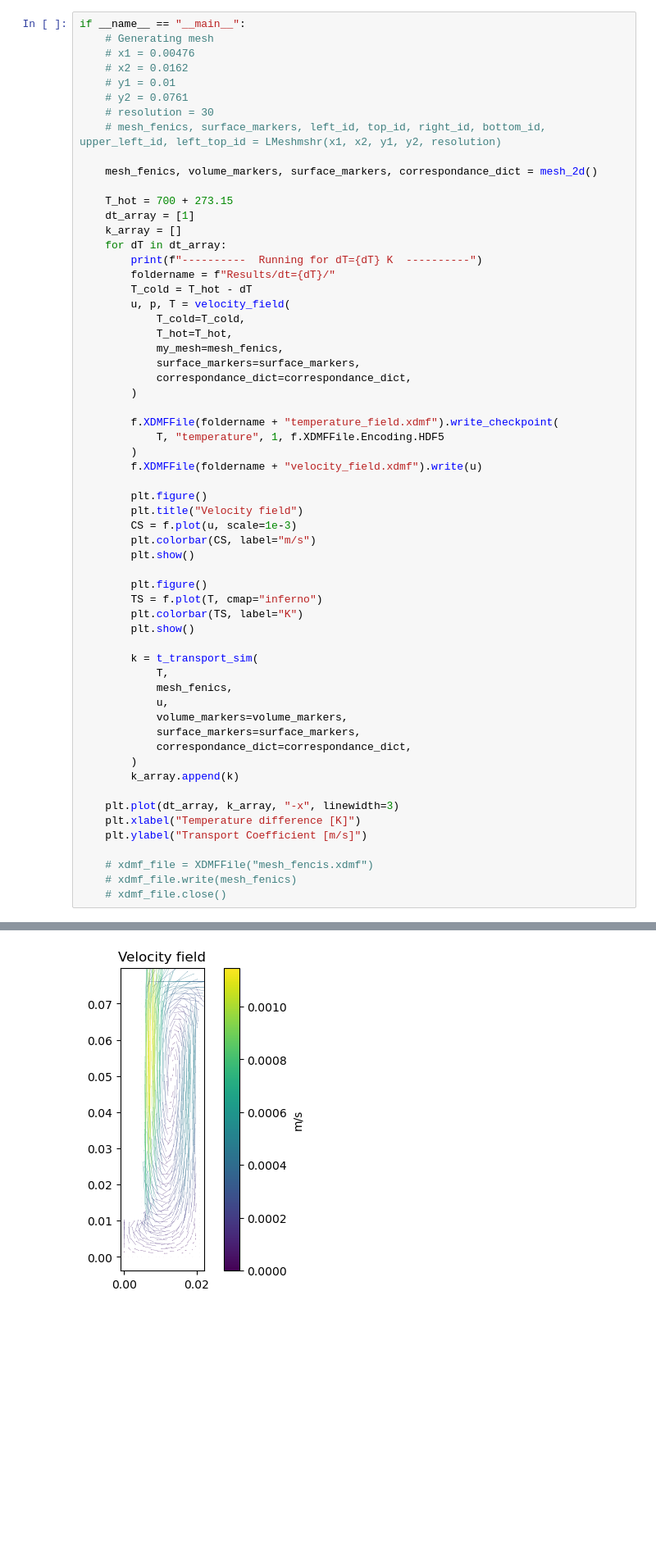
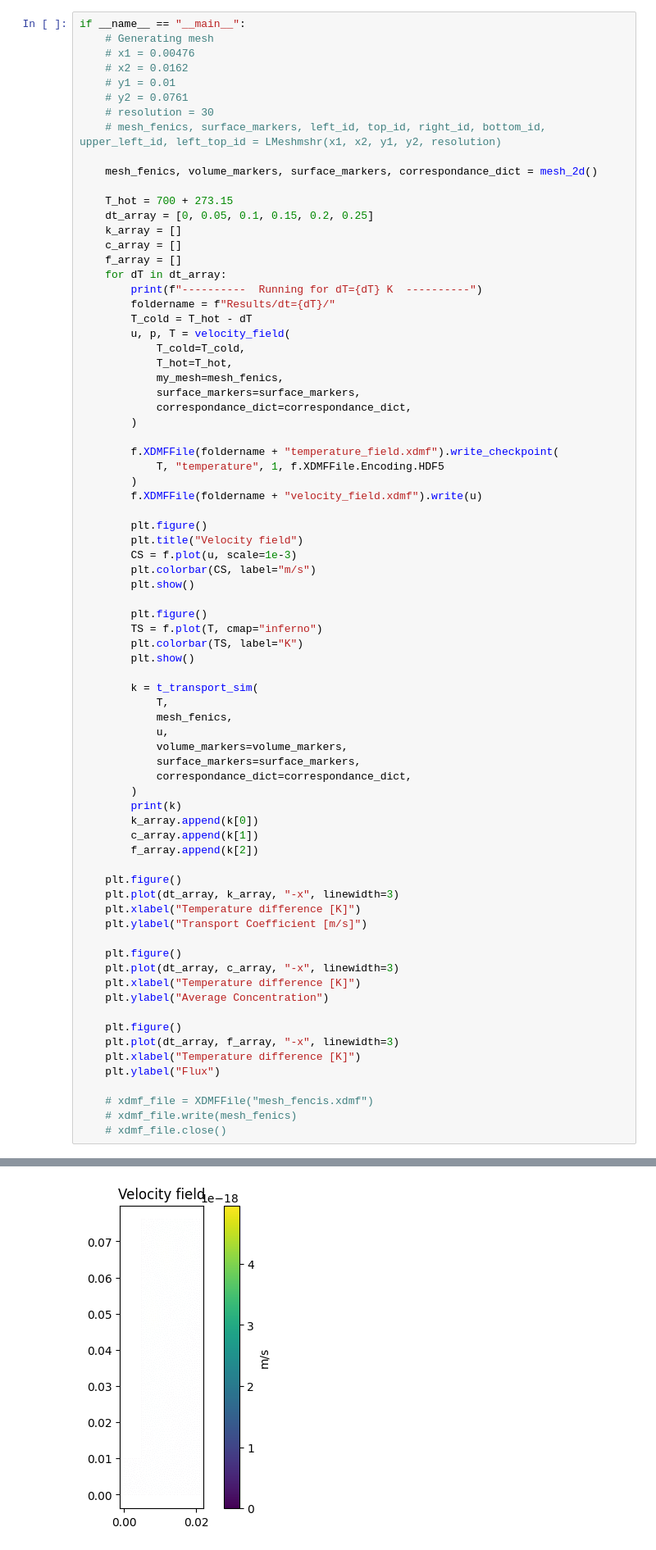
Before and after one commit to WeaverC20/LIBRADiff, a Jupyter notebook: BABY_2D_Simulation.ipynb, the cells around one changed output, grey strips where cells are left out. Shown at 82% size. Saved outputs shown, nothing was run; the diff lists cells and outputs as text; blank space fills up the shorter version.

```diff
--- a/BABY_2D_Simulation.ipynb
+++ b/BABY_2D_Simulation.ipynb
@@ -15,8 +15,10 @@ if __name__ == "__main__":
     mesh_fenics, volume_markers, surface_markers, correspondance_dict = mesh_2d()
 
     T_hot = 700 + 273.15
-    dt_array = [1]
+    dt_array = [0, 0.05, 0.1, 0.15, 0.2, 0.25]
     k_array = []
+    c_array = []
+    f_array = []
     for dT in dt_array:
         print(f"----------  Running for dT={dT} K  ----------")
         foldername = f"Results/dt={dT}/"
@@ -53,12 +55,26 @@ if __name__ == "__main__":
             surface_markers=surface_markers,
             correspondance_dict=correspondance_dict,
         )
-        k_array.append(k)
+        print(k)
+        k_array.append(k[0])
+        c_array.append(k[1])
+        f_array.append(k[2])
 
+    plt.figure()
     plt.plot(dt_array, k_array, "-x", linewidth=3)
     plt.xlabel("Temperature difference [K]")
     plt.ylabel("Transport Coefficient [m/s]")
 
+    plt.figure()
+    plt.plot(dt_array, c_array, "-x", linewidth=3)
+    plt.xlabel("Temperature difference [K]")
+    plt.ylabel("Average Concentration")
+
+    plt.figure()
+    plt.plot(dt_array, f_array, "-x", linewidth=3)
+    plt.xlabel("Temperature difference [K]")
+    plt.ylabel("Flux")
+
     # xdmf_file = XDMFFile("mesh_fencis.xdmf")
     # xdmf_file.write(mesh_fenics)
     # xdmf_file.close()
@@ -84 +100 @@ No Jacobian form specified for nonlinear variational problem.
-[figure, old version]
+[figure, new version]
```
Also changed, not shown: parts of 1 cell of this notebook, 2 other files.
